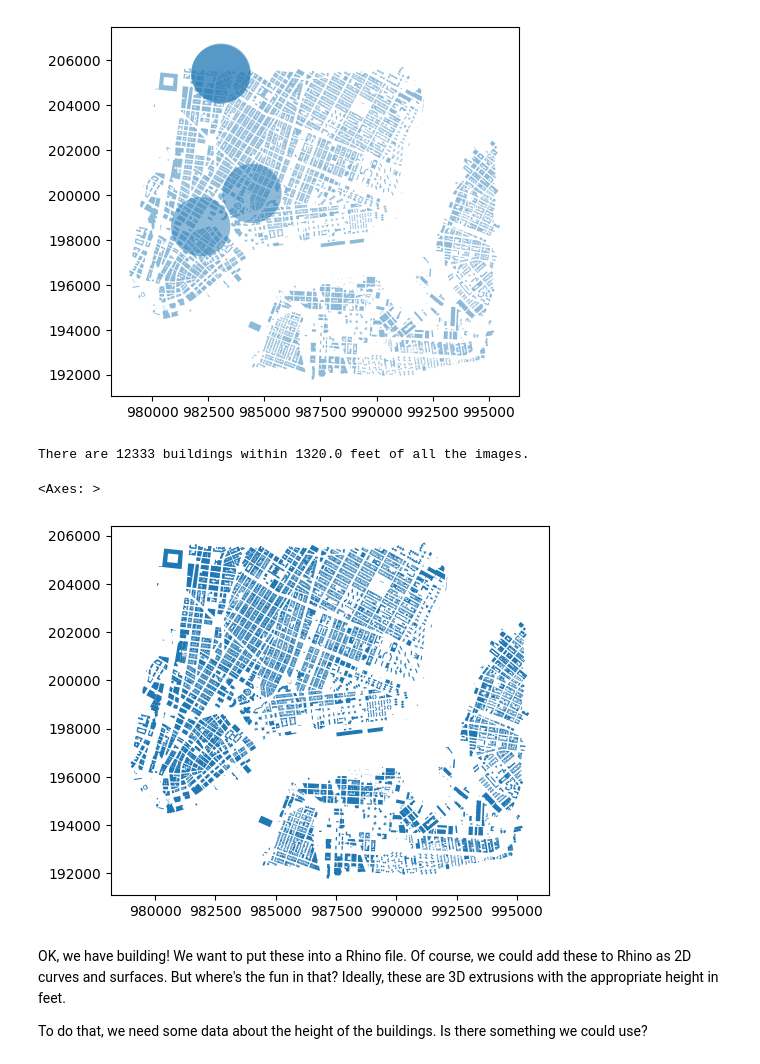
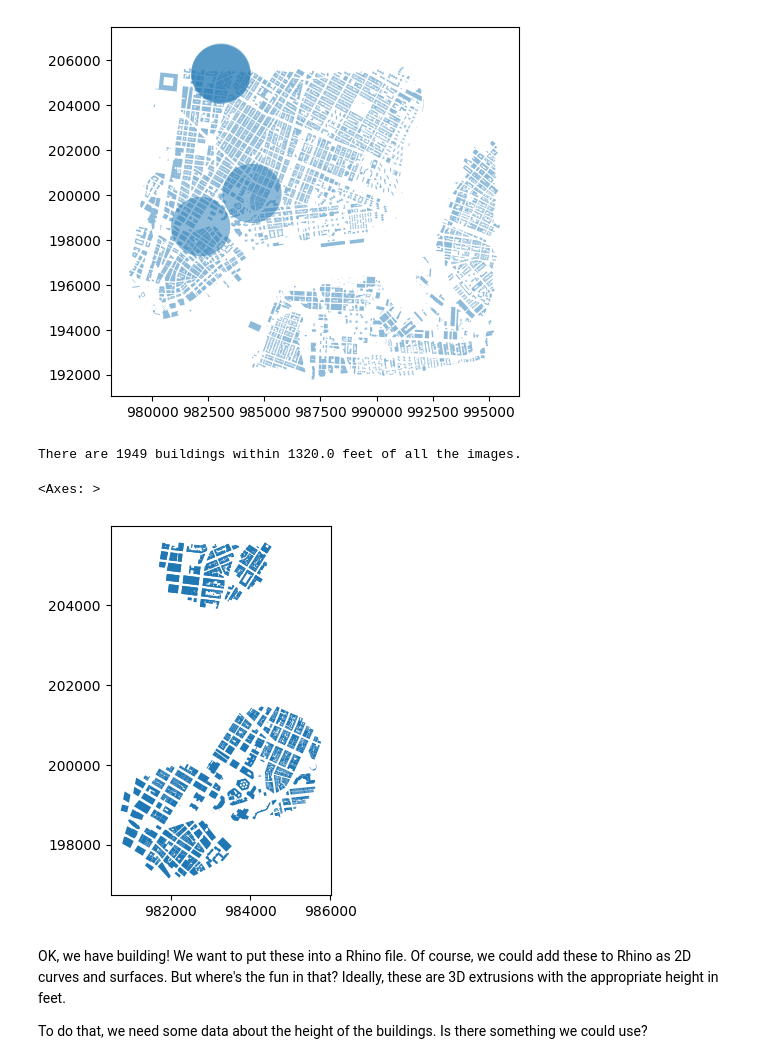
Before and after one commit to brian-ho/intro-to-urban-data, a Jupyter notebook: Scale/S01_Grasshopper_and_wiring_it_up.ipynb, the cells around one changed output. Saved outputs shown, nothing was run; the diff lists cells and outputs as text; code cells hidden in the pictures.

```diff
--- a/Scale/S01_Grasshopper_and_wiring_it_up.ipynb
+++ b/Scale/S01_Grasshopper_and_wiring_it_up.ipynb
@@ -256,17 +265,17 @@ pd.concat([all_images_buffer_gdf, buildings_gdf]).plot(alpha=0.5)
 # %%
 # Spatial join the buildings to the buffered region
 # The how='left' argument means we keep the data from the "left" GeoDataFrame or the buildings after joining on geometry
-buildings_around_images_gdf = buildings_gdf.sjoin(all_images_buffer_gdf, how="left")
+buildings_around_images_gdf = buildings_gdf.sjoin(all_images_buffer_gdf)
 
 # Let's check the results
 print(
     f"There are {len(buildings_around_images_gdf)} buildings within {distance} feet of all the images."
 )
 buildings_around_images_gdf.plot()
 # %% [output]
-There are 12333 buildings within 1320.0 feet of all the images.
+There are 1949 buildings within 1320.0 feet of all the images.
 <Axes: >
-[figure, old version]
+[figure, new version]
 # %% [markdown]
 OK, we have building! We want to put these into a Rhino file. Of course, we could add these to Rhino as 2D curves and surfaces. But where's the fun in that? Ideally, these are 3D extrusions with the appropriate height in feet.
 
```
Also changed, not shown: parts of 4 cells of this notebook.
